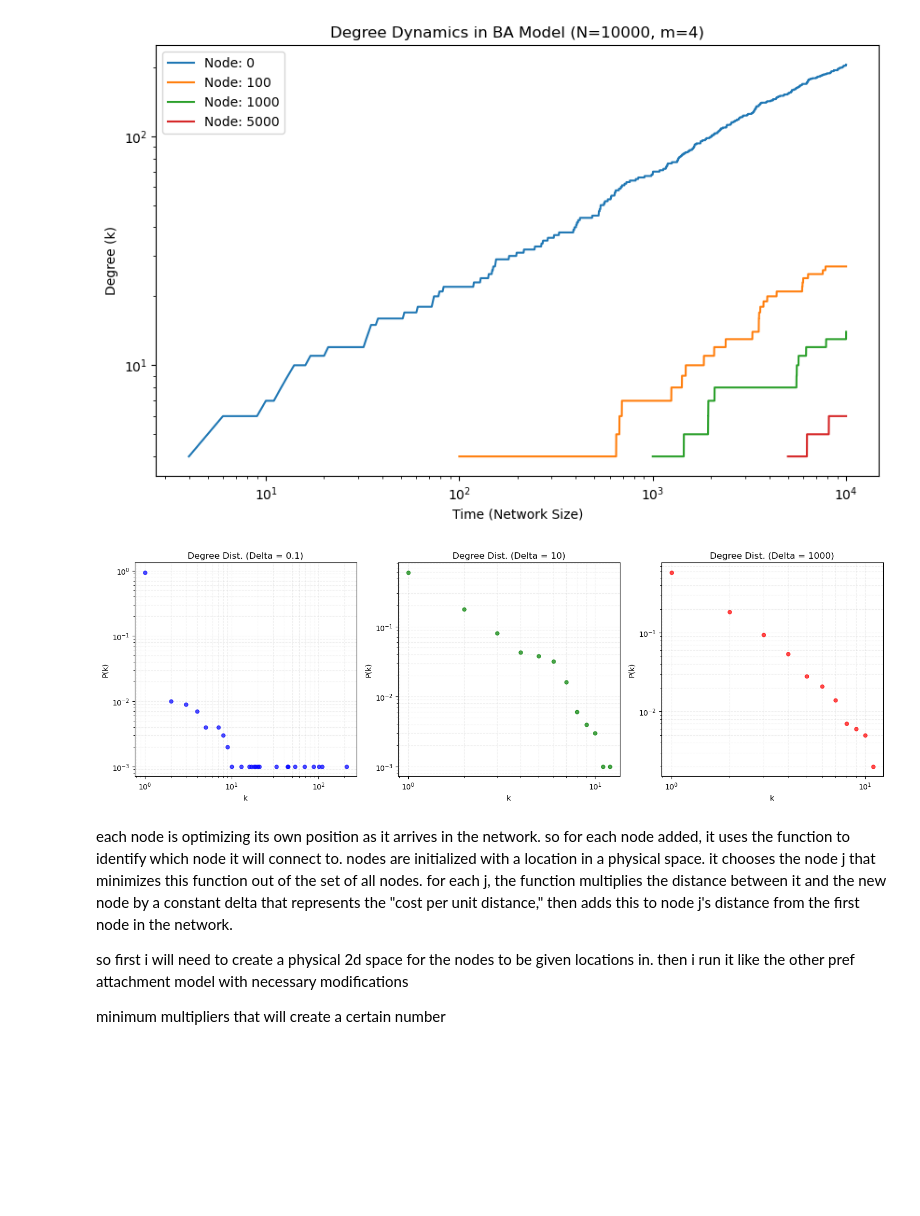
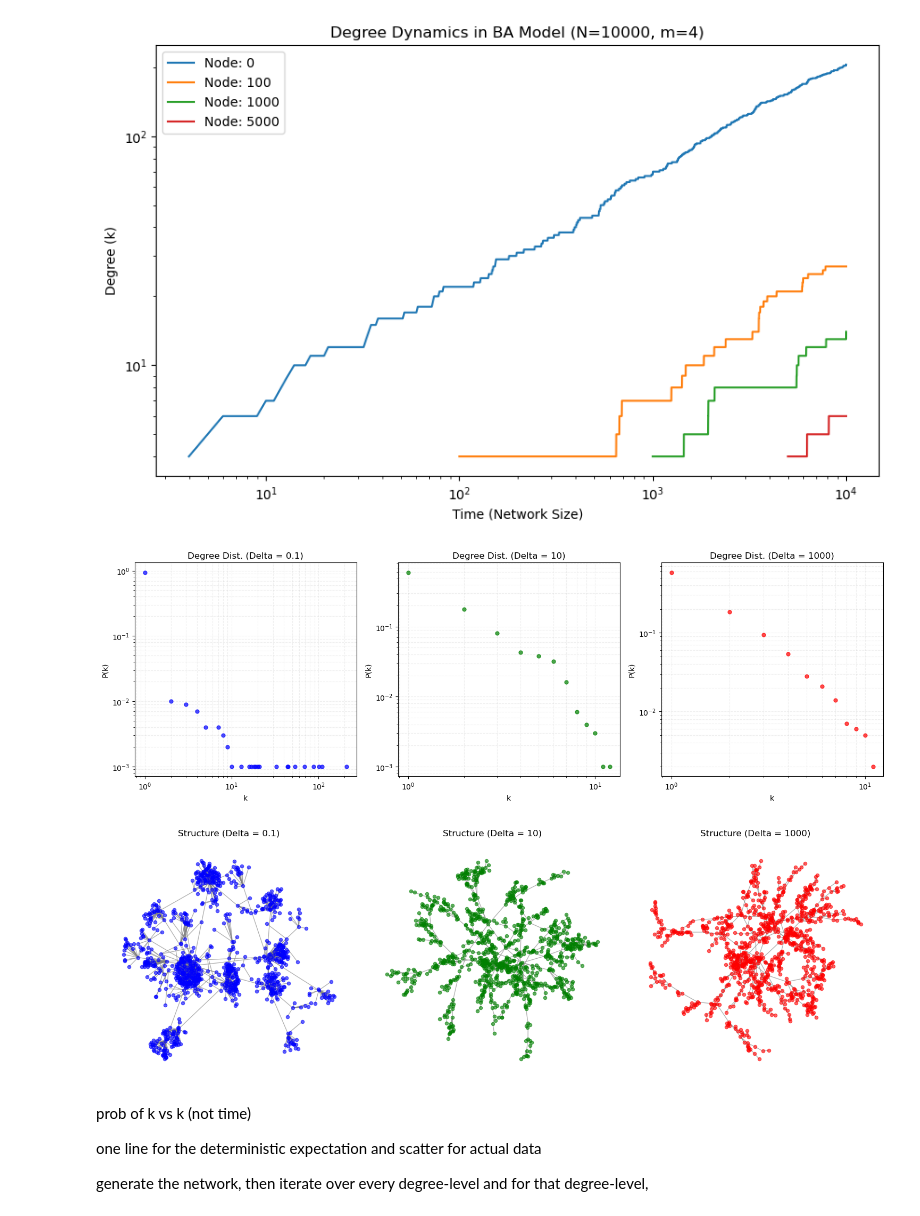
Before and after one commit to caleb-chandler/cnet5052_sp26, a Jupyter notebook: assignments/assignment01/assignment01.ipynb, the cells around one changed output. Drawn from its saved outputs; the diff is of its cells as text; code cells hidden in the pictures; blank space fills up the shorter version.

```diff
--- a/assignments/assignment01/assignment01.ipynb
+++ b/assignments/assignment01/assignment01.ipynb
@@ -220,20 +220,18 @@ ba_tracker(10000, 4)
 
 def o_model(N, delta):
     '''
-    Implements optimization model for generating preferential attachment networks using
-    spatial distance.
+    Implements optimization model for generating scale-free networks
 
     Args:
-    N (int): Number of nodes in the final network. Also determines the number of
-    timesteps.
+    N (int): Number of nodes in the final network. Also determines the number of timesteps
     delta (float or int): Cost-per-distance parameter
 
     Returns:
-    G (nx.Graph()): Generated network
+    G (nx.Graph): Generated network
     '''
     G = nx.complete_graph(2) # to avoid infinite path length error
 
-    # create minimum coordinate space that can fit all nodes by taking the ceiling of the sqrt of N
+    # find minimum coordinate space that can fit all nodes by taking the ceiling of the sqrt of N
     dim = math.ceil(math.sqrt(N))
 
     # shuffle so i can just index into it instead of randomizing every time
@@ -267,45 +265,61 @@ point1 = o_model(1000, .1)
 ten = o_model(1000, 10)
 thousand = o_model(1000, 1000)
 # %%
-# 3c plots
+# 3c degree distribution plots
 
 def plot_degree_distributions(graphs, labels):
     plt.figure(figsize=(15, 5))
 
-    # Colors for distinction
     colors = ['blue', 'green', 'red']
 
     for i, (G, label) in enumerate(zip(graphs, labels)):
         plt.subplot(1, 3, i+1)
 
         # get degrees and calculate distribution
         degrees = [d for n, d in G.degree()]
 
-        # use numpy to get unique values and counts
+        # count of each unique degree-value
         k_values, counts = np.unique(degrees, return_counts=True)
 
-        # normalize counts to get probability P(k)
+        # normalize counts to get P(k)
         Pk = counts / sum(counts)
 
         # log-log scale
         plt.loglog(k_values, Pk, 'o', color=colors[i], markersize=5, alpha=0.7)
 
         # formatting
         plt.title(f"Degree Dist. (Delta = {label})")
         plt.xlabel("k")
         plt.ylabel("P(k)")
         plt.grid(True, which="both", ls="--", alpha=0.2)
 
     plt.tight_layout()
     plt.savefig(r'.\imgs\o_model_degdist.png')
     plt.show()
 
+def visualize_o_model(graphs, labels):
+    plt.figure(figsize=(15, 5))
+
+    colors = ['blue', 'green', 'red']
+
+    for i, (G, label) in enumerate(zip(graphs, labels)):
+        plt.subplot(1, 3, i+1)
+
+        nx.draw(G, node_color=colors[i], node_size=20, edge_color='gray', alpha=0.6)
+        plt.title(f"Structure (Delta = {label})")
+
+    plt.tight_layout()
+    plt.savefig(r'.\imgs\optimization_netviz.png')
+
+
 graphs_list = [point1, ten, thousand]
 labels_list = [0.1, 10, 1000]
 
 plot_degree_distributions(graphs_list, labels_list)
+visualize_o_model(graphs_list, labels_list)
 # %% [output]
 [figure]
+[figure, added]
 # %%
 # 3d link-selection and copying
 
@@ -316,6 +371,0 @@ def c_model()
-# %% [markdown]
-each node is optimizing its own position as it arrives in the network. so for each node added, it uses the function to identify which node it will connect to. nodes are initialized with a location in a physical space. it chooses the node j that minimizes this function out of the set of all nodes. for each j, the function multiplies the distance between it and the new node by a constant delta that represents the "cost per unit distance," then adds this to node j's distance from the first node in the network.
-
-so first i will need to create a physical 2d space for the nodes to be given locations in. then i run it like the other pref attachment model with necessary modifications
-
-minimum multipliers that will create a certain number
@@ -321,0 +396,6 @@ minimum multipliers that will create a certain number
+# %% [markdown]
+prob of k vs k (not time)
+
+one line for the deterministic expectation and scatter for actual data
+
+generate the network, then iterate over every degree-level and for that degree-level,
```
Also changed, not shown: parts of 2 cells of this notebook, 1 other file.
